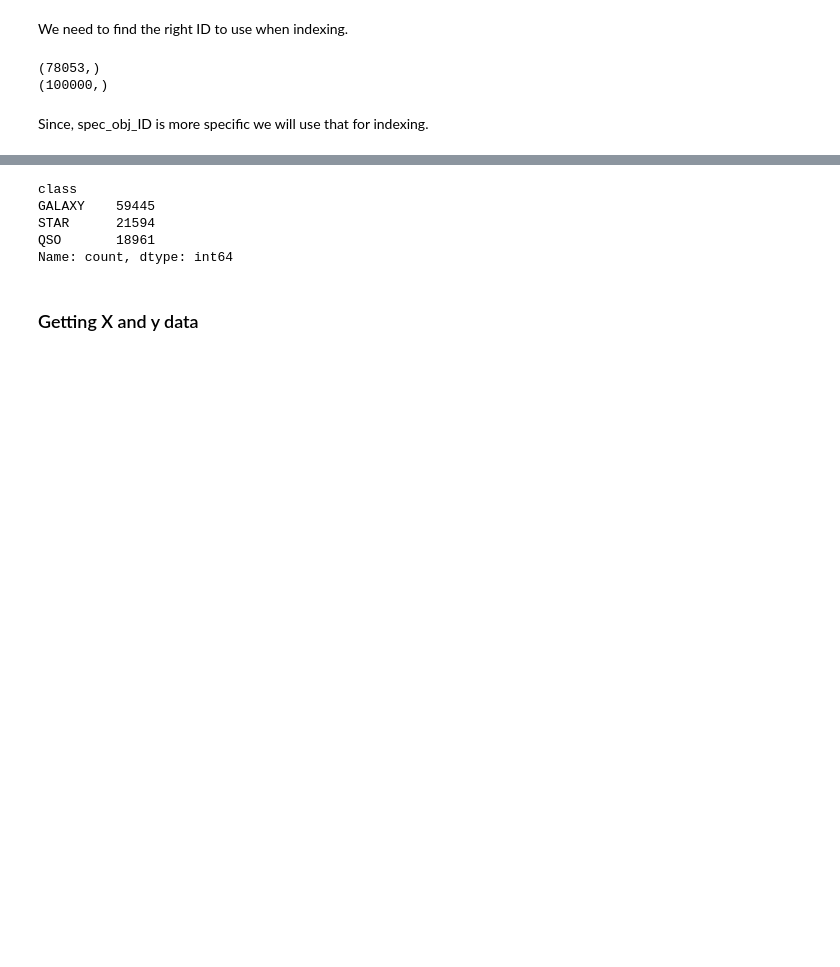
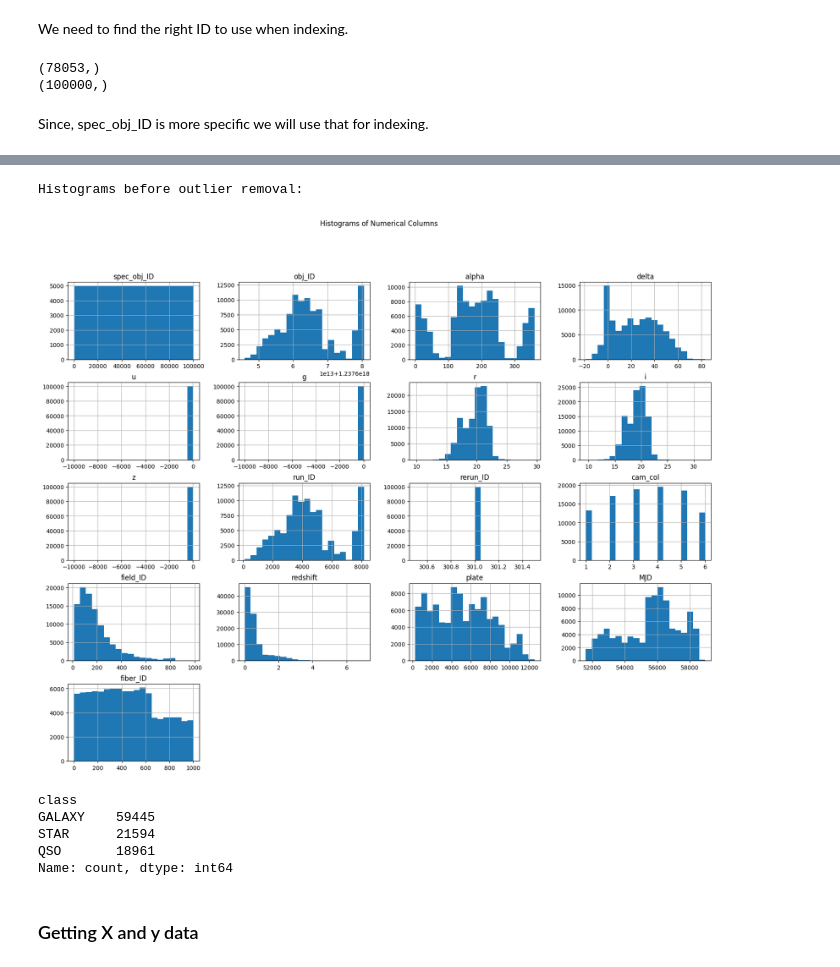
Before and after one commit to jonnneehh/STINTSY-MachineProject, a Jupyter notebook: datasetPreparation.ipynb, the cells around one changed output, grey strips where cells are left out. Saved outputs shown, nothing was run; the diff lists cells and outputs as text; code cells hidden in the pictures; blank space fills up the shorter version.

```diff
--- a/datasetPreparation.ipynb
+++ b/datasetPreparation.ipynb
@@ -139,0 +185,7 @@ Since, spec_obj_ID is more specific we will use that for indexing.
+# %%
+# Function to plot histograms for all numerical columns
+def plot_histograms(df):
+    numerical_cols = df.select_dtypes(include=[np.number]).columns
+    df[numerical_cols].hist(bins=20, figsize=(20, 15))
+    plt.suptitle('Histograms of Numerical Columns')
+    plt.show()
@@ -140,3 +198,9 @@ Since, spec_obj_ID is more specific we will use that for indexing.
+# %%
+print("Histograms before outlier removal:")
+plot_histograms(stars)
+# %% [output]
+Histograms before outlier removal:
+[figure, added]
 # %%
 stars['class'].value_counts()
 # %% [output]
```
Also changed, not shown: parts of 10 cells of this notebook, 1 other file.
